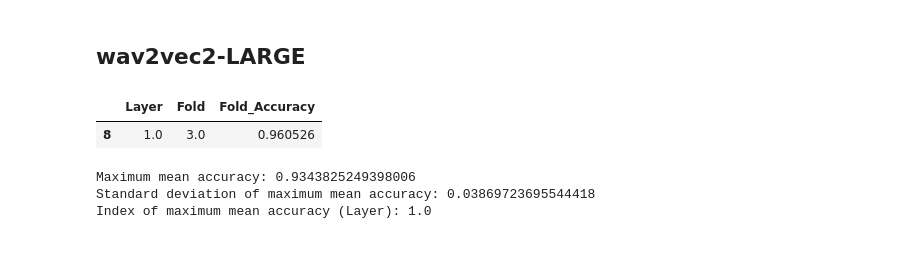
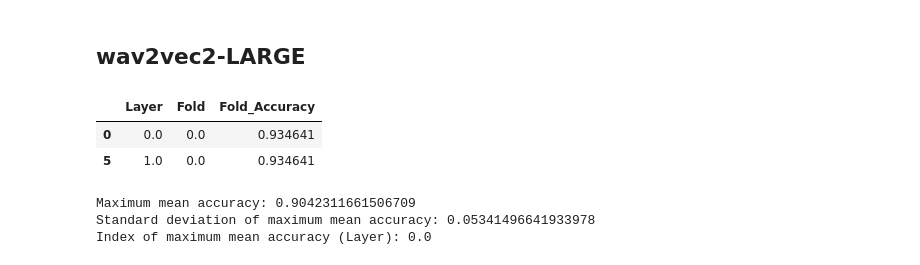
Before and after one commit to ajuanijustus/voice2mode, a Jupyter notebook: Evaluation.ipynb, the cells around one changed output. Cells and saved outputs as stored; diff of their text form; code cells hidden in the pictures.

```diff
--- a/Evaluation.ipynb
+++ b/Evaluation.ipynb
@@ -94,11 +101,12 @@ plt.show()
 # %% [markdown]
 ## wav2vec2-LARGE
 # %%
-wav2vec2large_5fold_df = pd.read_csv('results/wav2vec2large_5fold_df.csv')[['Layer', 'Fold', 'Fold_Accuracy']]
+wav2vec2large_5fold_df = pd.read_csv('results/wav2vec2large_5fold_df_mean_embd.csv')[['Layer', 'Fold', 'Fold_Accuracy']]
 wav2vec2large_5fold_df[wav2vec2large_5fold_df['Fold_Accuracy']==wav2vec2large_5fold_df['Fold_Accuracy'].max()]
 # %% [output]
 |  | Layer | Fold | Fold_Accuracy |
-| 8 | 1.0 | 3.0 | 0.960526 |
+| 0 | 0.0 | 0.0 | 0.934641 |
+| 5 | 1.0 | 0.0 | 0.934641 |
 # %%
 max_mean_accuracy = wav2vec2large_5fold_df.groupby('Layer')['Fold_Accuracy'].agg(['mean', 'std']).max()
 index_of_max_mean_accuracy = wav2vec2large_5fold_df.groupby('Layer')['Fold_Accuracy'].mean().idxmax()
@@ -107,9 +115,9 @@ print("Maximum mean accuracy:", max_mean_accuracy['mean'])
 print("Standard deviation of maximum mean accuracy:", max_mean_accuracy['std'])
 print("Index of maximum mean accuracy (Layer):", index_of_max_mean_accuracy)
 # %% [output]
-Maximum mean accuracy: 0.9343825249398006
-Standard deviation of maximum mean accuracy: 0.03869723695544418
-Index of maximum mean accuracy (Layer): 1.0
+Maximum mean accuracy: 0.9042311661506709
+Standard deviation of maximum mean accuracy: 0.05341496641933978
+Index of maximum mean accuracy (Layer): 0.0
 # %%
 # Calculate mean and standard deviation
 mean_accuracy = wav2vec2large_5fold_df.groupby('Layer')['Fold_Accuracy'].mean()
```
Also changed, not shown: parts of 36 cells of this notebook, 7 other files.
